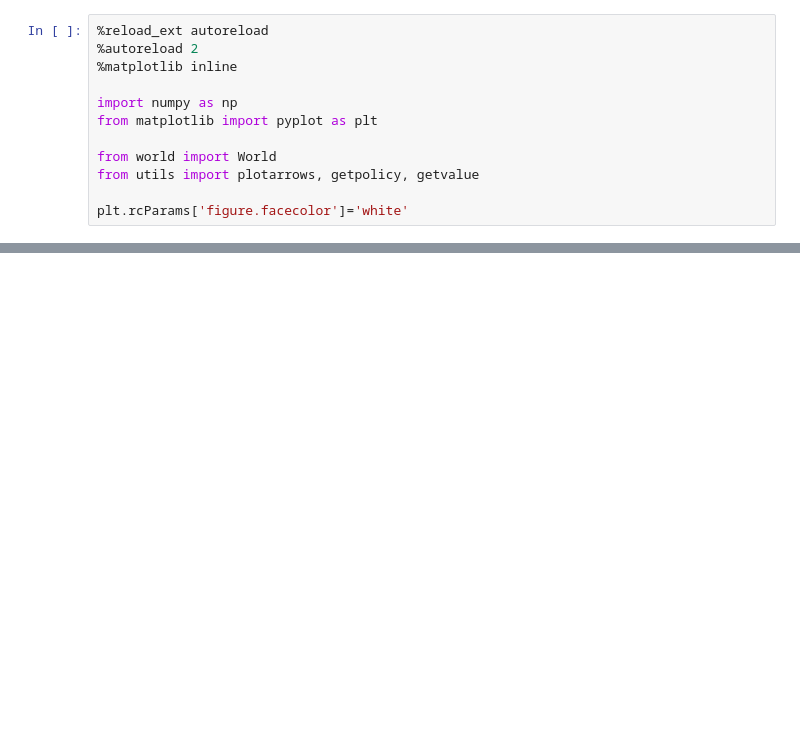
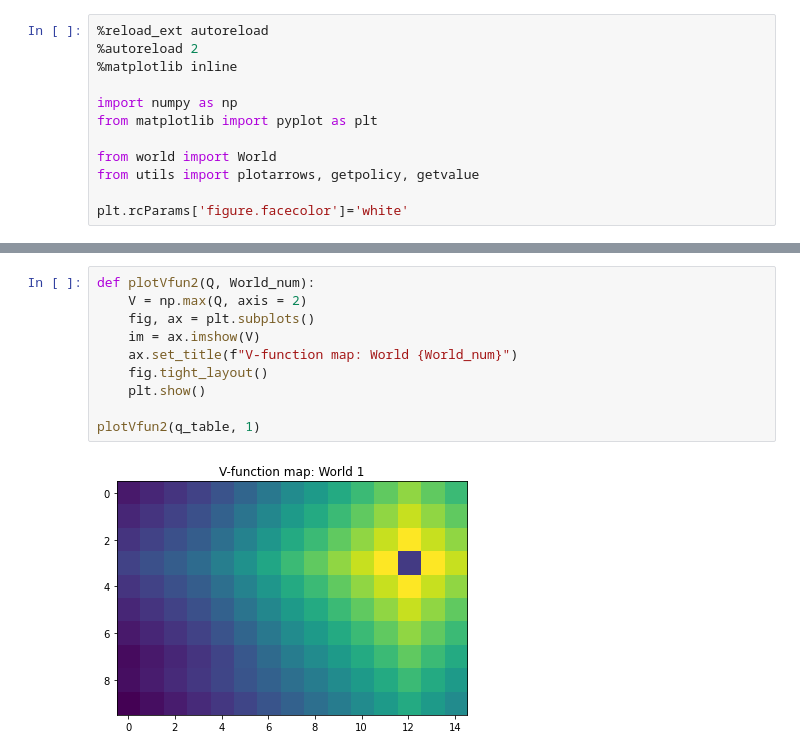
Before and after one commit to chayansraj/Neural-Networks-and-Learning-Systems, a Jupyter notebook: A4_Reinforcement/QLearning.ipynb, the cells around one changed output, grey strips where cells are left out. Saved outputs shown, nothing was run; the diff lists cells and outputs as text; blank space fills up the shorter version.

```diff
--- a/A4_Reinforcement/QLearning.ipynb
+++ b/A4_Reinforcement/QLearning.ipynb
@@ -150,0 +186,12 @@ while world.pos != world.term: # While not in a terminal state do
+# %%
+def plotVfun2(Q, World_num):
+    V = np.max(Q, axis = 2)
+    fig, ax = plt.subplots()
+    im = ax.imshow(V)
+    ax.set_title(f"V-function map: World {World_num}")
+    fig.tight_layout()
+    plt.show()
+
+plotVfun2(q_table, 1)
+# %% [output]
+[figure, added]
```
Also changed, not shown: parts of 8 cells of this notebook, 9 other files.
